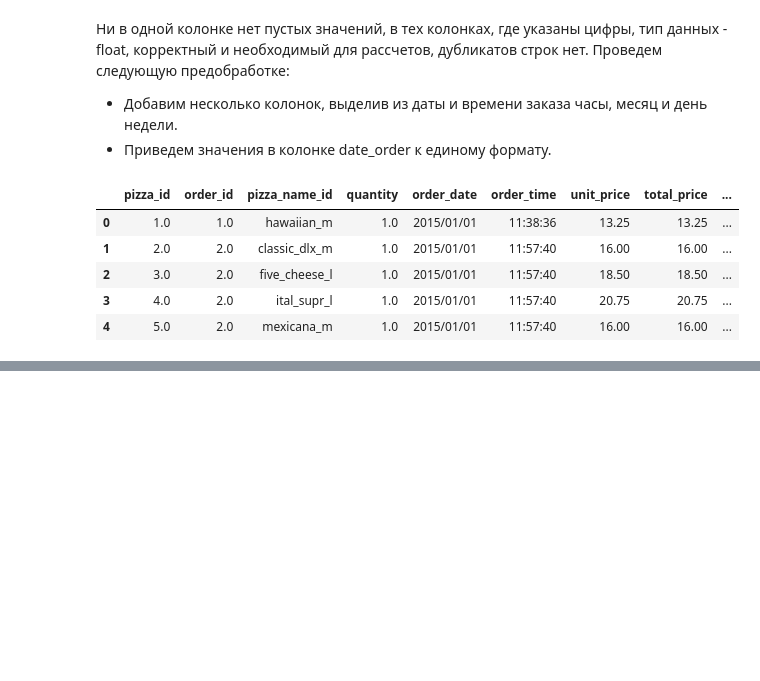
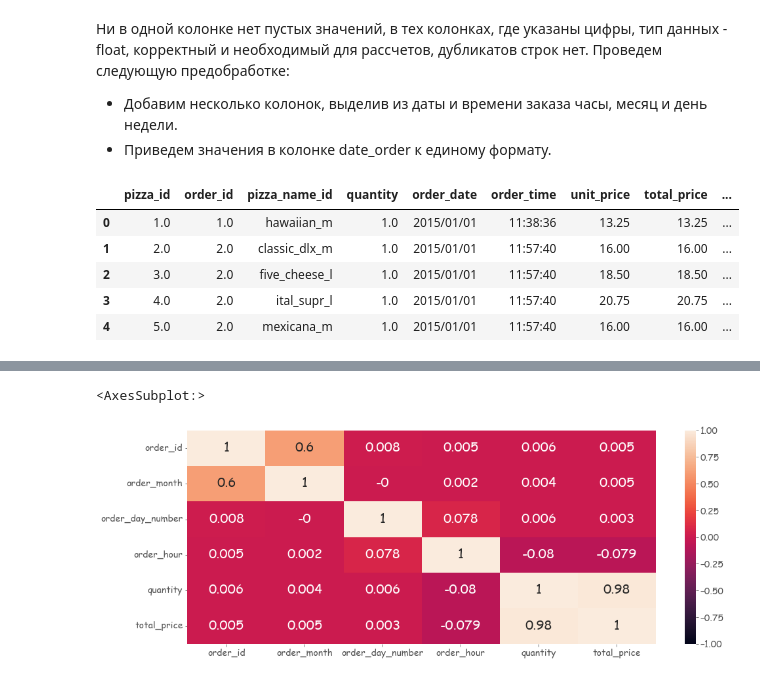
Before and after one commit to pettekaterina/Pizza_sailes, a Jupyter notebook: pizza.ipynb, the cells around one changed output, grey strips where cells are left out. Cells and saved outputs as stored; diff of their text form; code cells hidden in the pictures; blank space fills up the shorter version.

```diff
--- a/pizza.ipynb
+++ b/pizza.ipynb
@@ -71,6 +85,8 @@ pizza['order_day_number'] = pd.to_datetime(pizza['order_date']).dt.day_of_week
 # %%
 # извлечение часа из order_time
 pizza['order_hour'] = pd.to_datetime(pizza['order_time']).dt.hour
+# %%
+pizza['order_day_of_month'] = pd.to_datetime(pizza['order_date']).dt.day
 # %%
 # проверка результата
 pizza.head(5)
@@ -157,0 +133,7 @@ sns.lineplot(data=hours, x='order_hour', y='total_price')
+# %%
+# посмотрим на корреляцию для вновь сформированной таблицы
+plt.figure(figsize=(16, 6))
+sns.heatmap(orders.corr().round(3), vmax=1, vmin=-1, annot=True)
+# %% [output]
+<AxesSubplot:>
+[figure, added]
```
Also changed, not shown: parts of 60 cells of this notebook, 1 other file.
